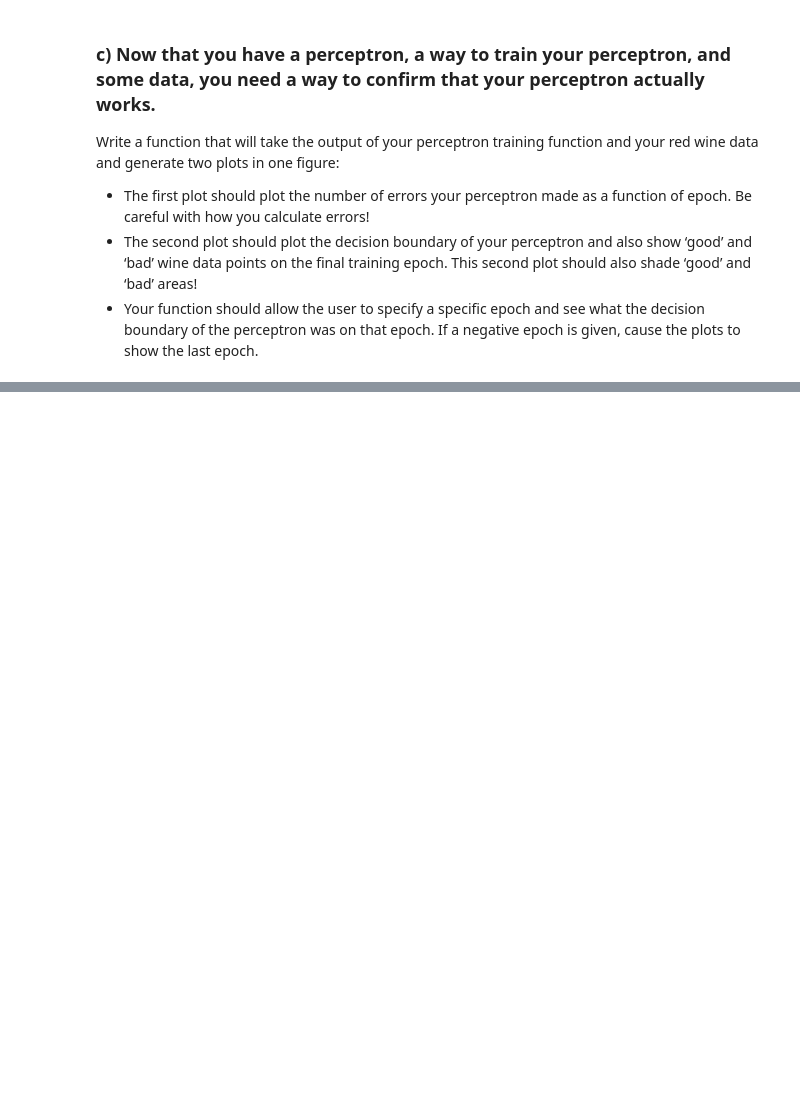
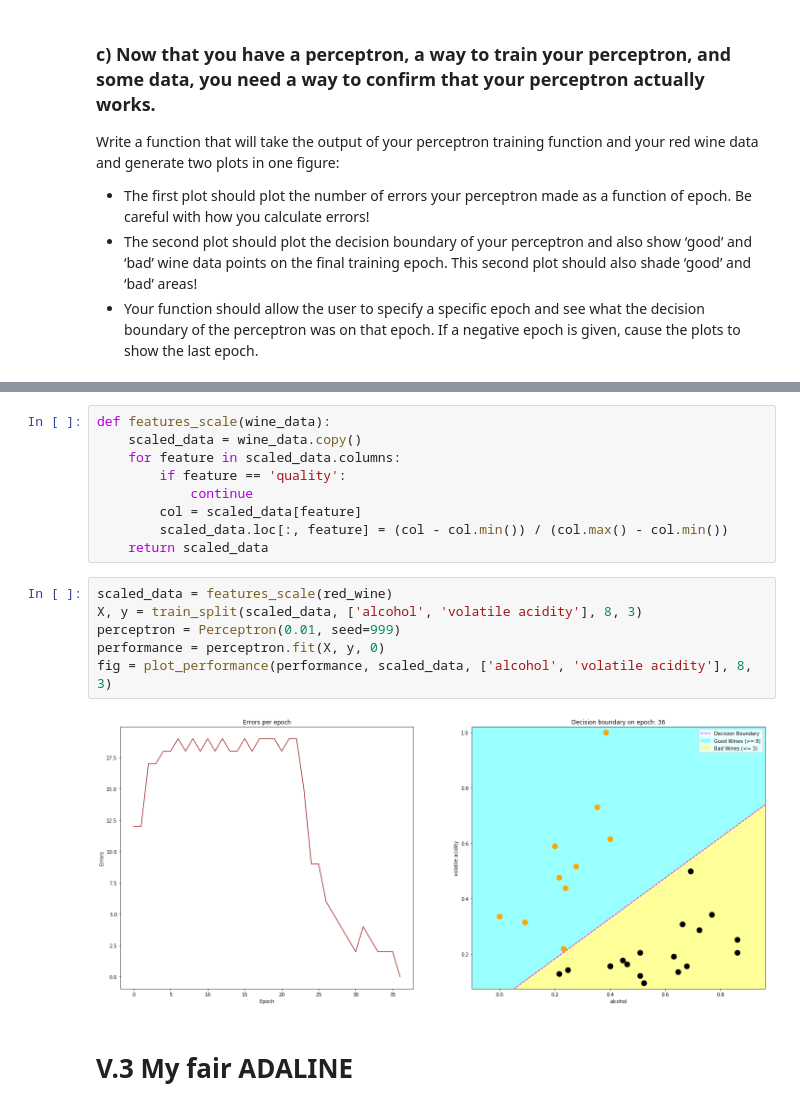
Before and after one commit to o4eredko/ft_sommelier, a Jupyter notebook: notebooks/main.ipynb, the cells around one changed output, grey strips where cells are left out. Saved outputs shown, nothing was run; the diff lists cells and outputs as text; blank space fills up the shorter version.

```diff
--- a/notebooks/main.ipynb
+++ b/notebooks/main.ipynb
@@ -259,0 +253,19 @@ fig = plot_performance(performance, red_wine, ['alcohol', 'pH'], 8, 3, save_plot
+# %%
+def features_scale(wine_data):
+    scaled_data = wine_data.copy()
+    for feature in scaled_data.columns:
+        if feature == 'quality':
+            continue
+        col = scaled_data[feature]
+        scaled_data.loc[:, feature] = (col - col.min()) / (col.max() - col.min())
+    return scaled_data
+# %%
+scaled_data = features_scale(red_wine)
+X, y = train_split(scaled_data, ['alcohol', 'volatile acidity'], 8, 3)
+perceptron = Perceptron(0.01, seed=999)
+performance = perceptron.fit(X, y, 0)
+fig = plot_performance(performance, scaled_data, ['alcohol', 'volatile acidity'], 8, 3)
+# %% [output]
+[figure, added]
+# %% [markdown]
+# V.3 My fair ADALINE
```
Also changed, not shown: parts of 10 cells of this notebook, 1 other file.
